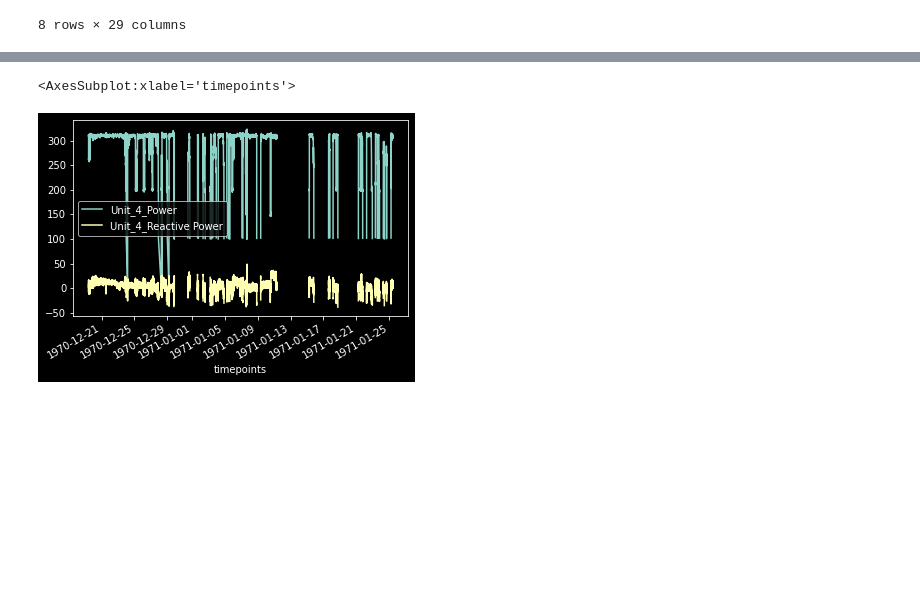
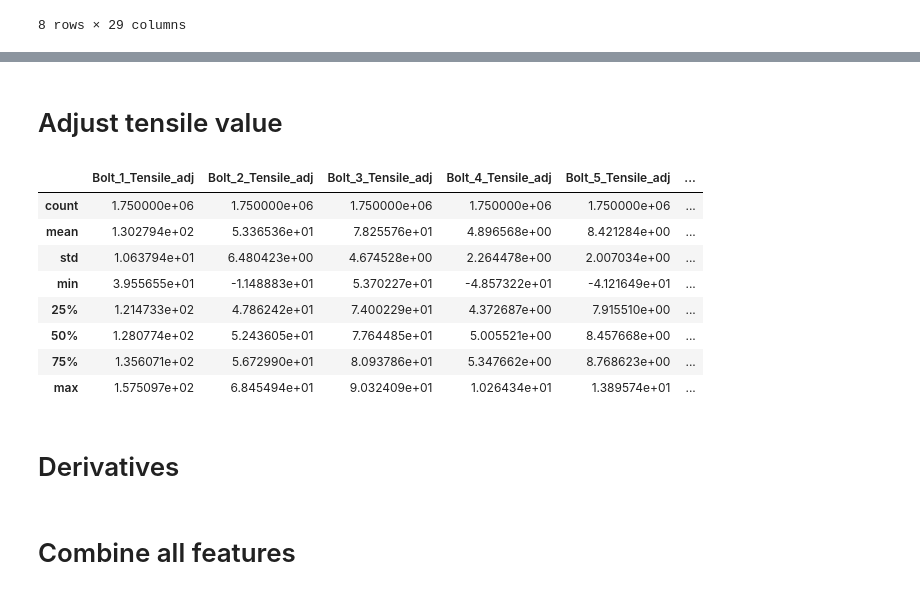
Before and after one commit to mikaelste/krafthack_22, a Jupyter notebook: notebooks/01_feature_engeneering.ipynb, the cells around one changed output, grey strips where cells are left out. Saved outputs shown, nothing was run; the diff lists cells and outputs as text; code cells hidden in the pictures; blank space fills up the shorter version.

```diff
--- a/notebooks/01_feature_engeneering.ipynb
+++ b/notebooks/01_feature_engeneering.ipynb
@@ -21,0 +36,3 @@ df.describe()
+# %%
+pretension_df.drop(pretension_df.columns[[0]], axis=1, inplace=True)
+print(pretension_df)
@@ -72,5 +92,20 @@ sns.heatmap(df.corr())
-# %%
-df[["Unit_4_Power", "Unit_4_Reactive Power"]].plot()
-# %% [output]
-<AxesSubplot:xlabel='timepoints'>
-[figure, removed]
+# %% [markdown]
+# Adjust tensile value
+# %%
+tensile_cols = [c for c in df if "Tensile" in c]
+tensile_adjusted = df[tensile_cols] - pretension_df[1].values
+tensile_adjusted.rename(columns=lambda x: str(x) + "_adj", inplace=True)
+pd.concat([df, tensile_adjusted])
+tensile_adjusted.describe()
+# %% [output]
+|  | Bolt_1_Tensile_adj | Bolt_2_Tensile_adj | Bolt_3_Tensile_adj | Bolt_4_Tensile_adj | Bolt_5_Tensile_adj | ... |
+| count | 1.750000e+06 | 1.750000e+06 | 1.750000e+06 | 1.750000e+06 | 1.750000e+06 | ... |
+| mean | 1.302794e+02 | 5.336536e+01 | 7.825576e+01 | 4.896568e+00 | 8.421284e+00 | ... |
+| std | 1.063794e+01 | 6.480423e+00 | 4.674528e+00 | 2.264478e+00 | 2.007034e+00 | ... |
+| min | 3.955655e+01 | -1.148883e+01 | 5.370227e+01 | -4.857322e+01 | -4.121649e+01 | ... |
+| 25% | 1.214733e+02 | 4.786242e+01 | 7.400229e+01 | 4.372687e+00 | 7.915510e+00 | ... |
+| 50% | 1.280774e+02 | 5.243605e+01 | 7.764485e+01 | 5.005521e+00 | 8.457668e+00 | ... |
+| 75% | 1.356071e+02 | 5.672990e+01 | 8.093786e+01 | 5.347662e+00 | 8.768623e+00 | ... |
+| max | 1.575097e+02 | 6.845494e+01 | 9.032409e+01 | 1.026434e+01 | 1.389574e+01 | ... |
+# %% [markdown]
+# Derivatives
@@ -76,0 +115,2 @@ df[["Unit_4_Power", "Unit_4_Reactive Power"]].plot()
+# %% [markdown]
+# Combine all features
```
Also changed, not shown: parts of 7 cells of this notebook, 1 other file.
